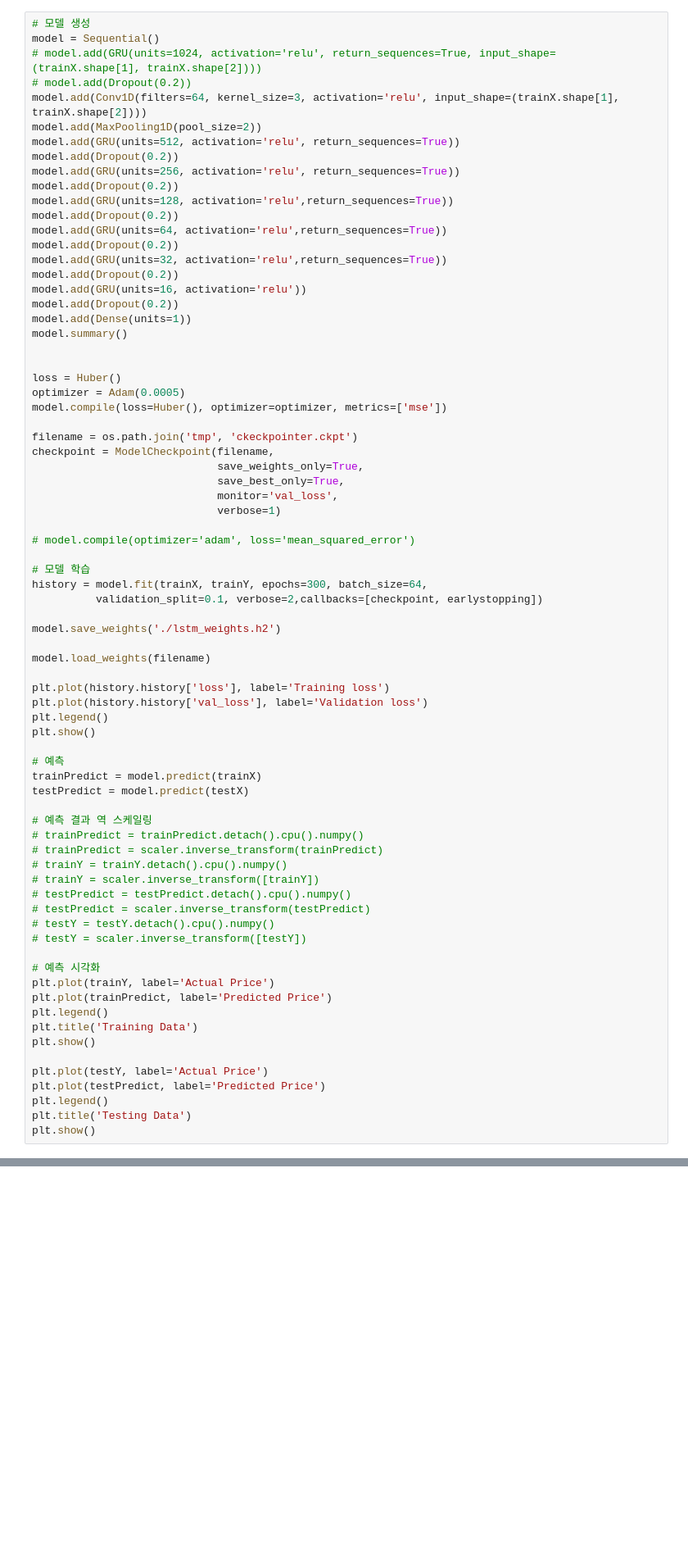
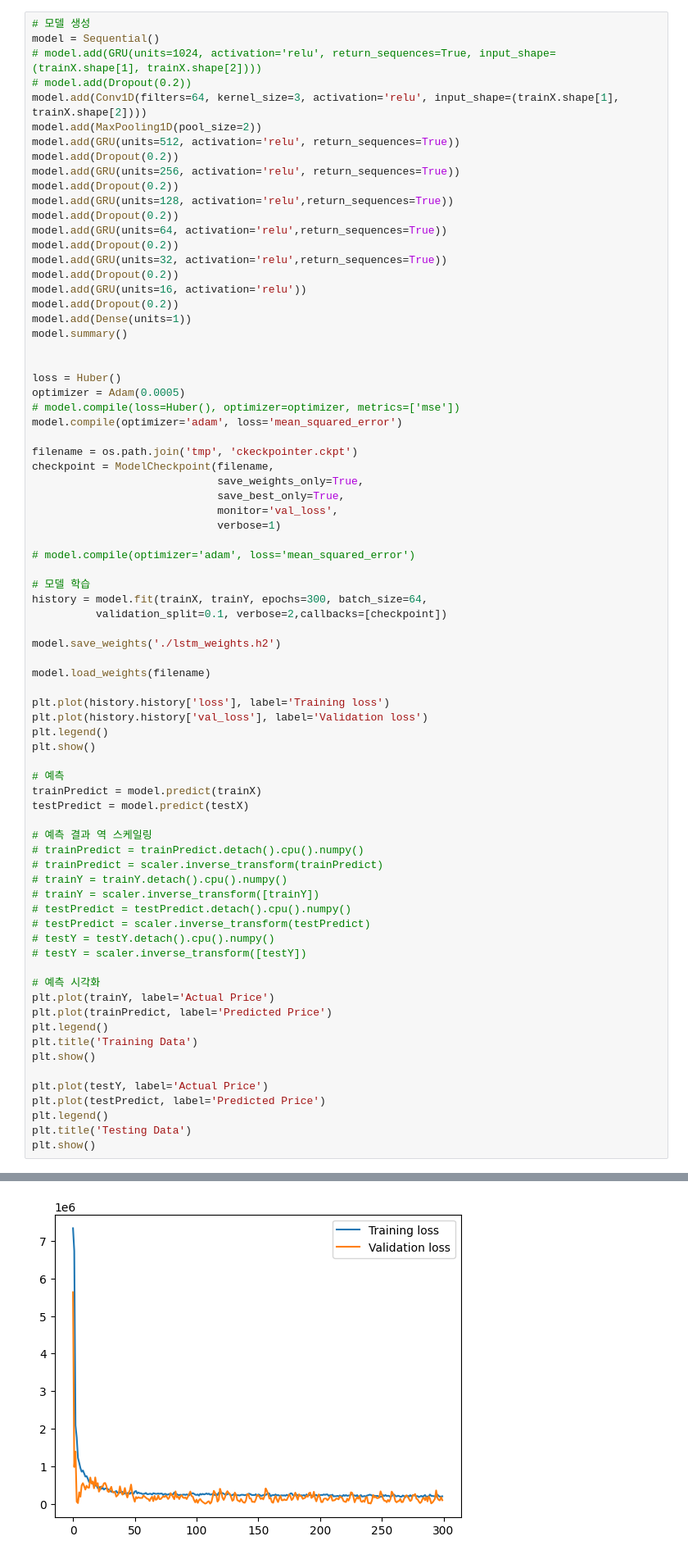
Before and after one commit to Gayeon6423/-AI-, a Jupyter notebook: LSTM.ipynb, the cells around one changed output, grey strips where cells are left out. Shown at 82% size. Drawn from its saved outputs; the diff is of its cells as text; blank space fills up the shorter version.

```diff
--- a/LSTM.ipynb
+++ b/LSTM.ipynb
@@ -206,7 +262,8 @@ model.summary()
 
 loss = Huber()
 optimizer = Adam(0.0005)
-model.compile(loss=Huber(), optimizer=optimizer, metrics=['mse'])
+# model.compile(loss=Huber(), optimizer=optimizer, metrics=['mse'])
+model.compile(optimizer='adam', loss='mean_squared_error')
 
 filename = os.path.join('tmp', 'ckeckpointer.ckpt')
 checkpoint = ModelCheckpoint(filename,
@@ -219,7 +276,7 @@ checkpoint = ModelCheckpoint(filename,
 
 # 모델 학습
 history = model.fit(trainX, trainY, epochs=300, batch_size=64,
-          validation_split=0.1, verbose=2,callbacks=[checkpoint, earlystopping])
+          validation_split=0.1, verbose=2,callbacks=[checkpoint])
 
 model.save_weights('./lstm_weights.h2')
 
@@ -256,3 +313,4 @@ plt.plot(testPredict, label='Predicted Price')
 plt.legend()
 plt.title('Testing Data')
 plt.show()
+# %% [output]
@@ -258,0 +334 @@ plt.show()
+[figure, added]
```
Also changed, not shown: parts of 8 cells of this notebook.
